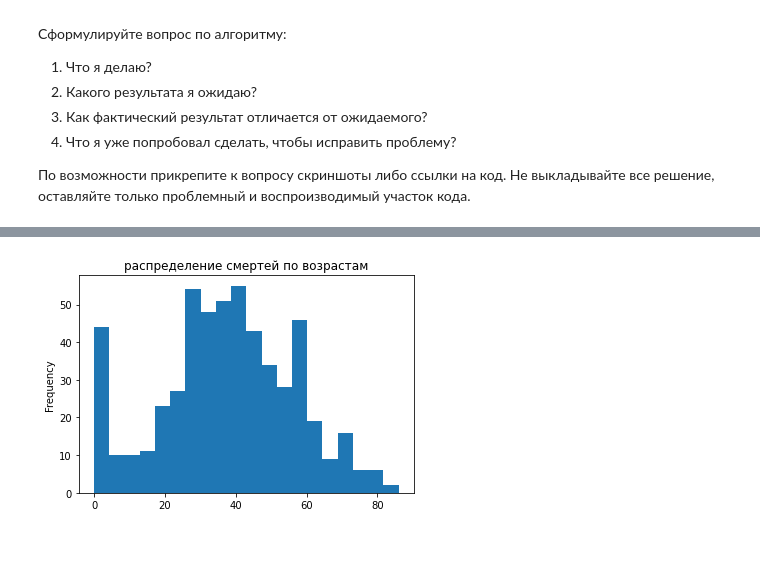
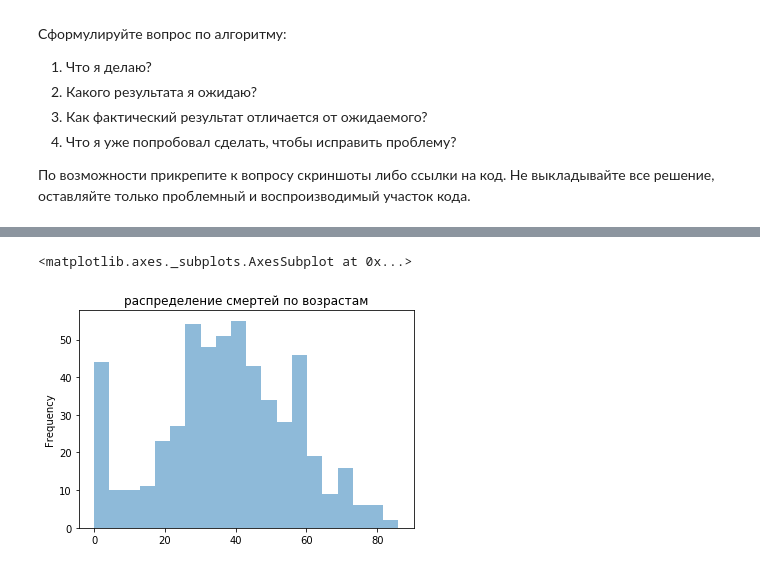
Before and after one commit to IlerioDef/PYDA25HW, a Jupyter notebook: HWStat-2 visualization.ipynb, the cells around one changed output, grey strips where cells are left out. Cells and saved outputs as stored; diff of their text form; code cells hidden in the pictures.

```diff
--- a/HWStat-2 visualization.ipynb
+++ b/HWStat-2 visualization.ipynb
@@ -101,23 +102,23 @@ death_rate.plot()
 # %%
 """
 ГРАФИК №2 - Гистограмма распределения по возрастам смерти.
 Возникает вопрос, - на какой возраст приходится наибольшая смертность?
 Гистограмма показывает, что наибольшее число смертей приходится на людей 25-40 лет.
 Это позволяет нам сделать предположение, что и с медициной, и с обеспеченностью
 чистой водой в тот период в Швеции дела обстояли не лучшим образом. Также второй
 пик приходится на наиболее трудоспособное (25-35 лет) население; возможно, это
 связано с родом деятельности? К сожадению, перевод со шведского даже гугл-переводчиком
 не позволит сделать качественный анализ в разрезе профессий, - использованы обороты и
 сокращения, которые он не способен перевести. Отдельно заслуживает внимания пик 60-тилетних.
 Возможно, эти люди находились на обеспечении членов своих семей и как и младенцы потребляли
 ту же воду. Но вследствие ранней смертности в тот период их количество не соотносится с количеством
 умерших детей?
 
 """
-cholera["Age"].plot(kind="hist", title="распределение смертей по возрастам", bins=20)
-plt.ylabel = "частота возникновения"
+cholera["Age"].plot(kind="hist", title="распределение смертей по возрастам", bins=20,alpha=0.5)
 # %% [output]
+<matplotlib.axes._subplots.AxesSubplot at 0x...>
-[figure, old version]
+[figure, new version]
 # %%
 """
 ГРАФИК №3 - круговая диаграмма.
```
Also changed, not shown: parts of 5 cells of this notebook.
